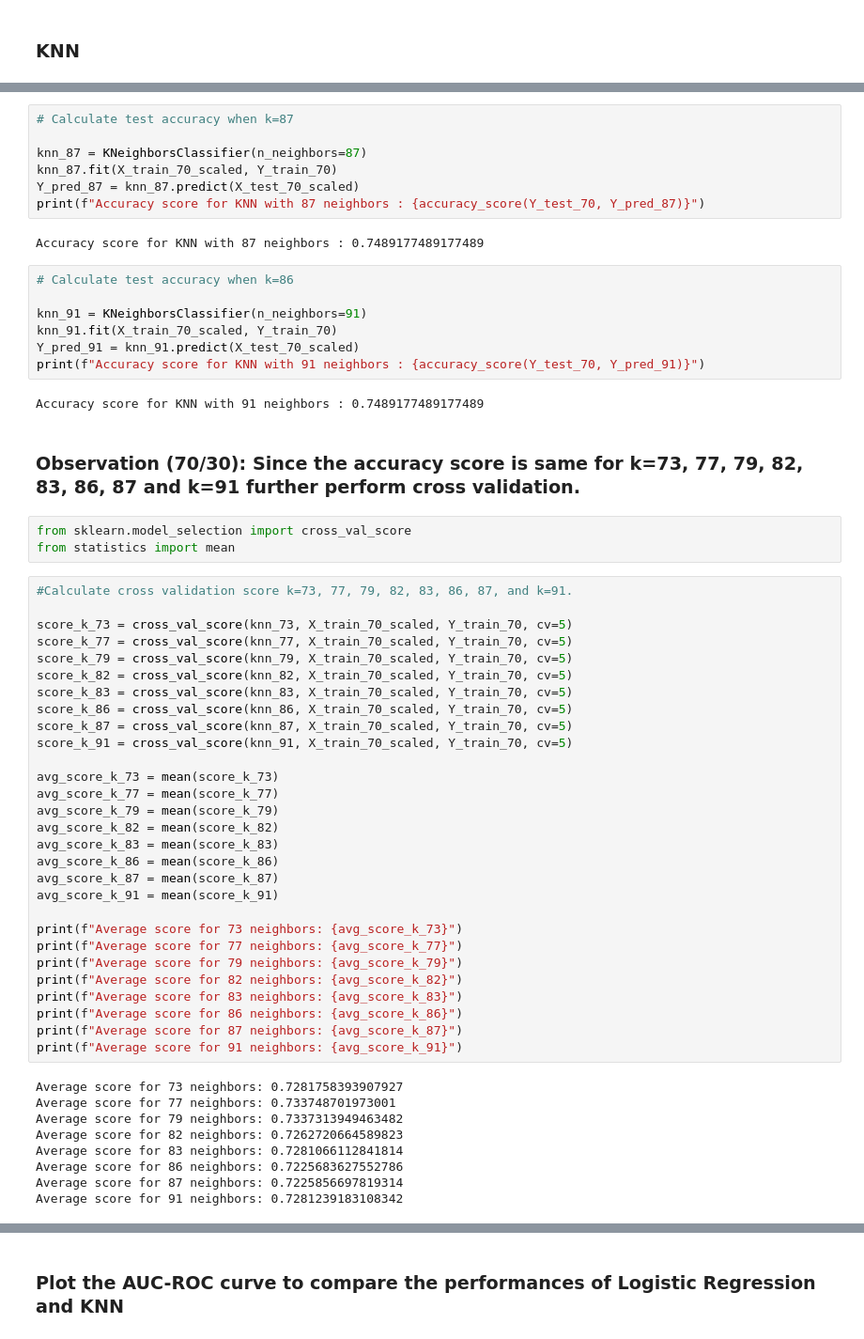
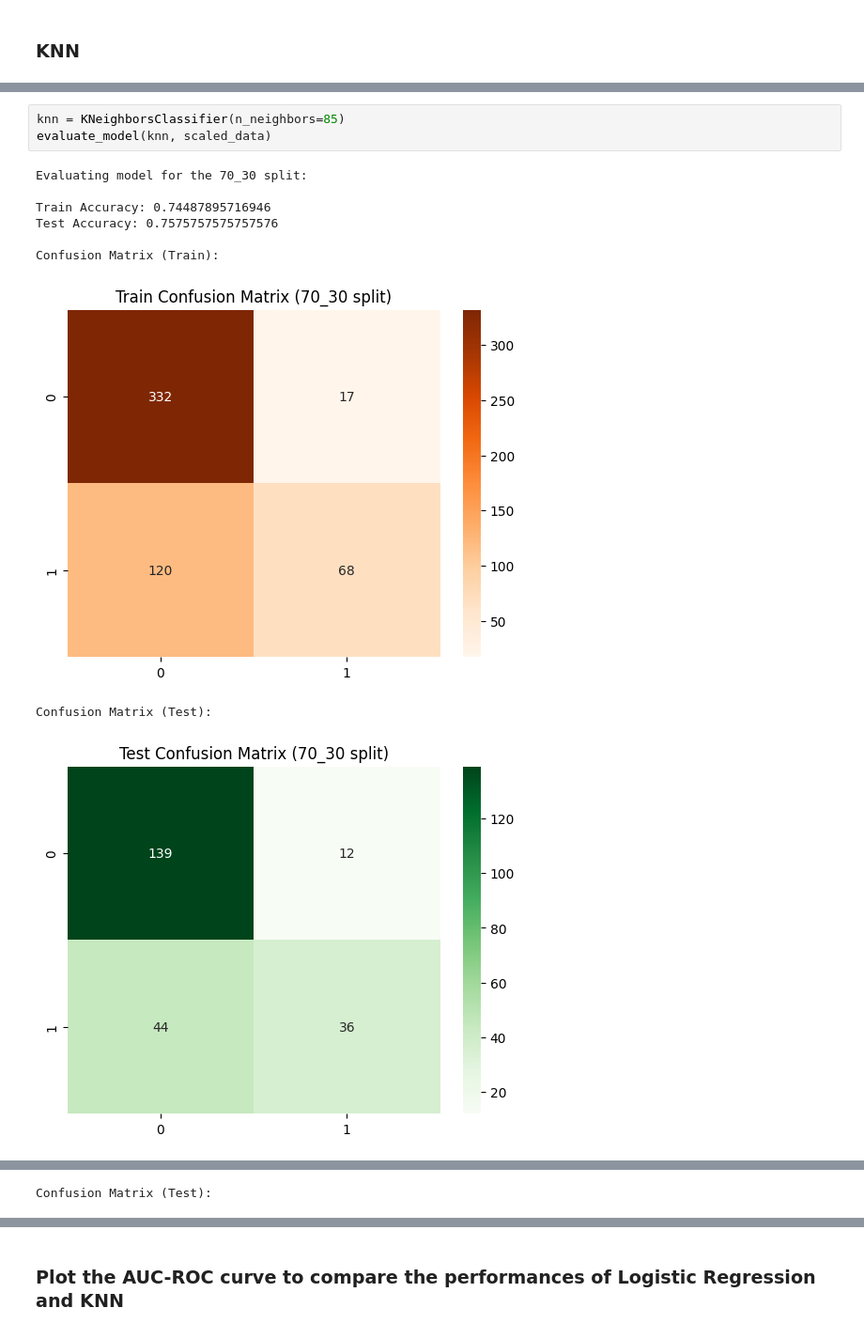
Before and after one commit to Graceyujung/ML, a Jupyter notebook: logistic_knn/Grace_Logistic_KNN.ipynb, the cells around one changed output, grey strips where cells are left out. Shown: that part at 94% size. Cells and saved outputs as stored; diff of their text form.

```diff
--- a/logistic_knn/Grace_Logistic_KNN.ipynb
+++ b/logistic_knn/Grace_Logistic_KNN.ipynb
@@ -507,61 +369,13 @@ Accuracy score for KNN with 86 neighbors : 0.7489177489177489
-# %%
-# Calculate test accuracy when k=87
-
-knn_87 = KNeighborsClassifier(n_neighbors=87)
-knn_87.fit(X_train_70_scaled, Y_train_70)
-Y_pred_87 = knn_87.predict(X_test_70_scaled)
-print(f"Accuracy score for KNN with 87 neighbors : {accuracy_score(Y_test_70, Y_pred_87)}")
-# %% [output]
-Accuracy score for KNN with 87 neighbors : 0.7489177489177489
-# %%
-# Calculate test accuracy when k=86
-
-knn_91 = KNeighborsClassifier(n_neighbors=91)
-knn_91.fit(X_train_70_scaled, Y_train_70)
-Y_pred_91 = knn_91.predict(X_test_70_scaled)
-print(f"Accuracy score for KNN with 91 neighbors : {accuracy_score(Y_test_70, Y_pred_91)}")
-# %% [output]
-Accuracy score for KNN with 91 neighbors : 0.7489177489177489
-# %% [markdown]
-### Observation (70/30): Since the accuracy score is same for k=73, 77, 79, 82, 83, 86, 87 and k=91 further perform cross validation.
-# %%
-from sklearn.model_selection import cross_val_score
-from statistics import mean
-# %%
-#Calculate cross validation score k=73, 77, 79, 82, 83, 86, 87, and k=91.
-
-score_k_73 = cross_val_score(knn_73, X_train_70_scaled, Y_train_70, cv=5)
-score_k_77 = cross_val_score(knn_77, X_train_70_scaled, Y_train_70, cv=5)
-score_k_79 = cross_val_score(knn_79, X_train_70_scaled, Y_train_70, cv=5)
-score_k_82 = cross_val_score(knn_82, X_train_70_scaled, Y_train_70, cv=5)
-score_k_83 = cross_val_score(knn_83, X_train_70_scaled, Y_train_70, cv=5)
-score_k_86 = cross_val_score(knn_86, X_train_70_scaled, Y_train_70, cv=5)
-score_k_87 = cross_val_score(knn_87, X_train_70_scaled, Y_train_70, cv=5)
-score_k_91 = cross_val_score(knn_91, X_train_70_scaled, Y_train_70, cv=5)
-
-avg_score_k_73 = mean(score_k_73)
-avg_score_k_77 = mean(score_k_77)
-avg_score_k_79 = mean(score_k_79)
-avg_score_k_82 = mean(score_k_82)
-avg_score_k_83 = mean(score_k_83)
-avg_score_k_86 = mean(score_k_86)
-avg_score_k_87 = mean(score_k_87)
-avg_score_k_91 = mean(score_k_91)
-
-print(f"Average score for 73 neighbors: {avg_score_k_73}")
-print(f"Average score for 77 neighbors: {avg_score_k_77}")
-print(f"Average score for 79 neighbors: {avg_score_k_79}")
-print(f"Average score for 82 neighbors: {avg_score_k_82}")
-print(f"Average score for 83 neighbors: {avg_score_k_83}")
-print(f"Average score for 86 neighbors: {avg_score_k_86}")
-print(f"Average score for 87 neighbors: {avg_score_k_87}")
-print(f"Average score for 91 neighbors: {avg_score_k_91}")
-# %% [output]
-Average score for 73 neighbors: 0.7281758393907927
-Average score for 77 neighbors: 0.733748701973001
-Average score for 79 neighbors: 0.7337313949463482
-Average score for 82 neighbors: 0.7262720664589823
-Average score for 83 neighbors: 0.7281066112841814
-Average score for 86 neighbors: 0.7225683627552786
-Average score for 87 neighbors: 0.7225856697819314
-Average score for 91 neighbors: 0.7281239183108342
+# %%
+knn = KNeighborsClassifier(n_neighbors=85)
+evaluate_model(knn, scaled_data)
+# %% [output]
+Evaluating model for the 70_30 split:
+
+Train Accuracy: 0.74487895716946
+Test Accuracy: 0.7575757575757576
+
+Confusion Matrix (Train):
+[figure, added]
+Confusion Matrix (Test):
+[figure, added]
@@ -567,0 +400 @@ Average score for 91 neighbors: 0.7281239183108342
+Confusion Matrix (Test):
```
Also changed, not shown: parts of 49 cells of this notebook.
